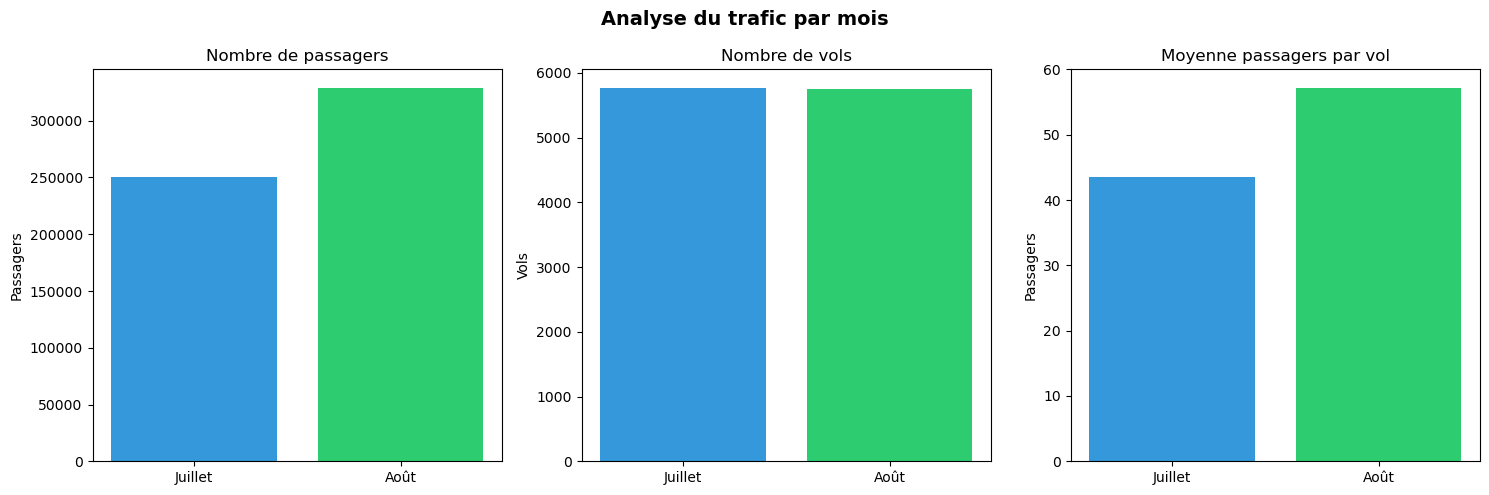
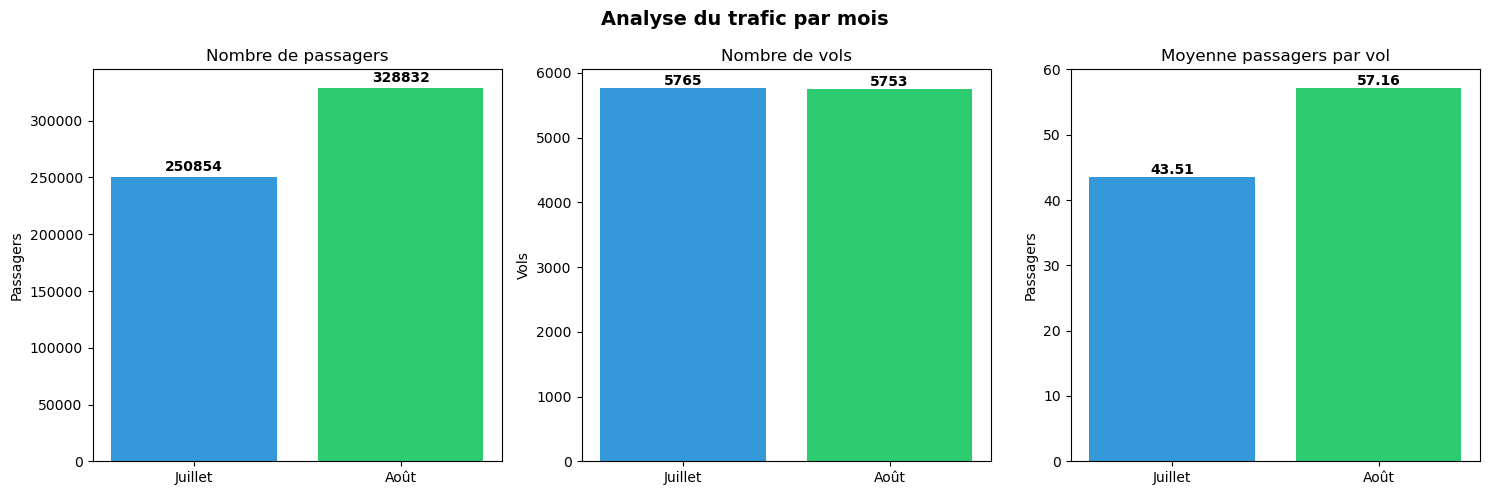
The notebook cell's code change between the first figure and the second:
--- before
+++ after
@@ -13,4 +13,7 @@
 axes[0].set_title("Nombre de passagers")
 axes[0].set_ylabel("Passagers")
+for i, v in enumerate(nb_passagers):
+    axes[0].text(i, v + 5000, str(v), ha='center', fontweight='bold')
+
 
 # Graphique 2 — Vols
@@ -18,4 +21,7 @@
 axes[1].set_title("Nombre de vols")
 axes[1].set_ylabel("Vols")
+for i, v in enumerate(nb_vols):
+    axes[1].text(i, v + 50, str(v), ha='center', fontweight='bold')
+
 
 # Graphique 3 — Moyenne passagers par vol
@@ -23,5 +29,6 @@
 axes[2].set_title("Moyenne passagers par vol")
 axes[2].set_ylabel("Passagers")
-
+for i, v in enumerate(moy_par_vol):
+    axes[2].text(i, v + 0.5, str(v), ha='center', fontweight='bold')
 plt.tight_layout()
 plt.show()

Commit: feat: top 10 routes les plus rentables